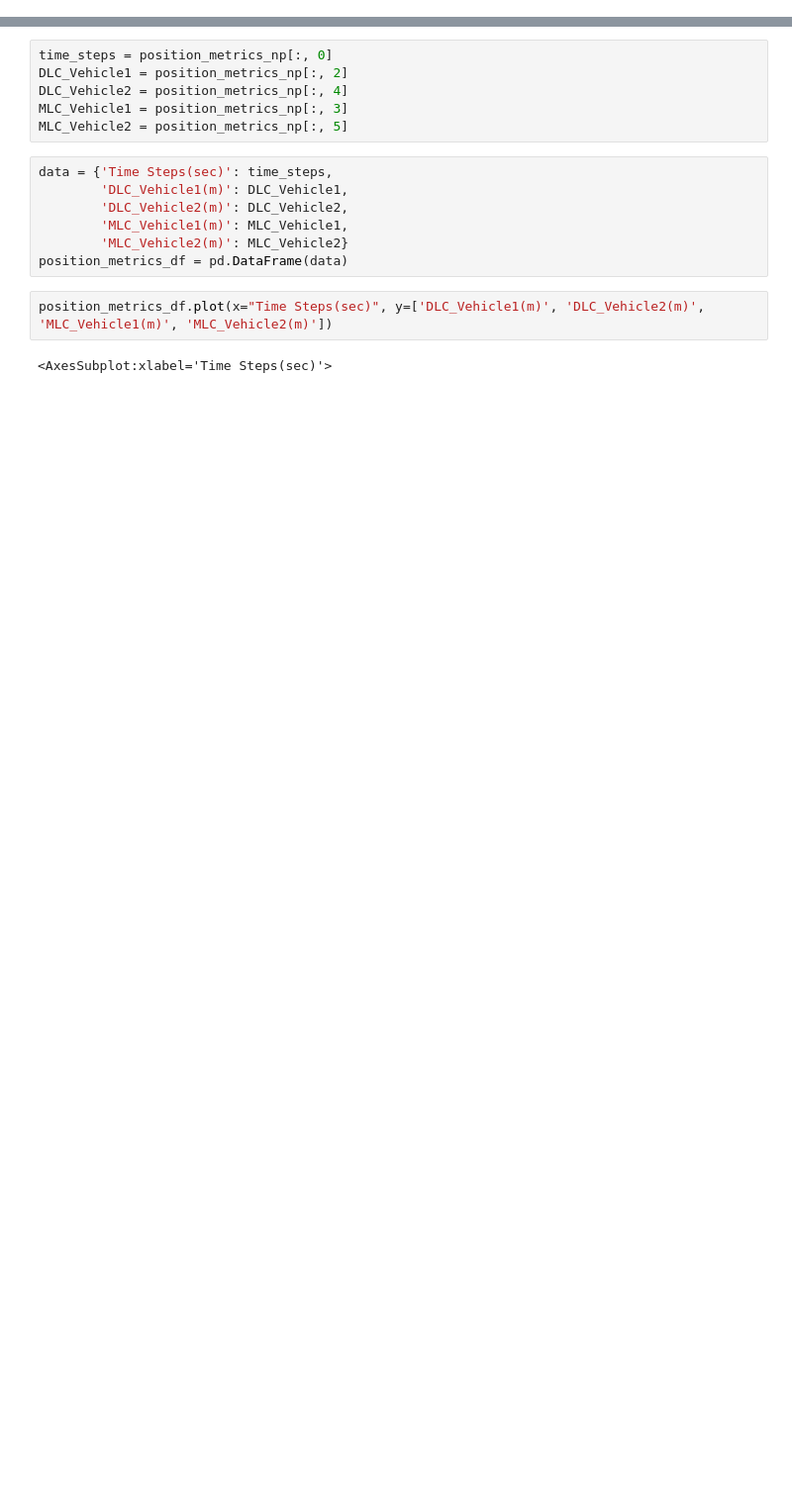
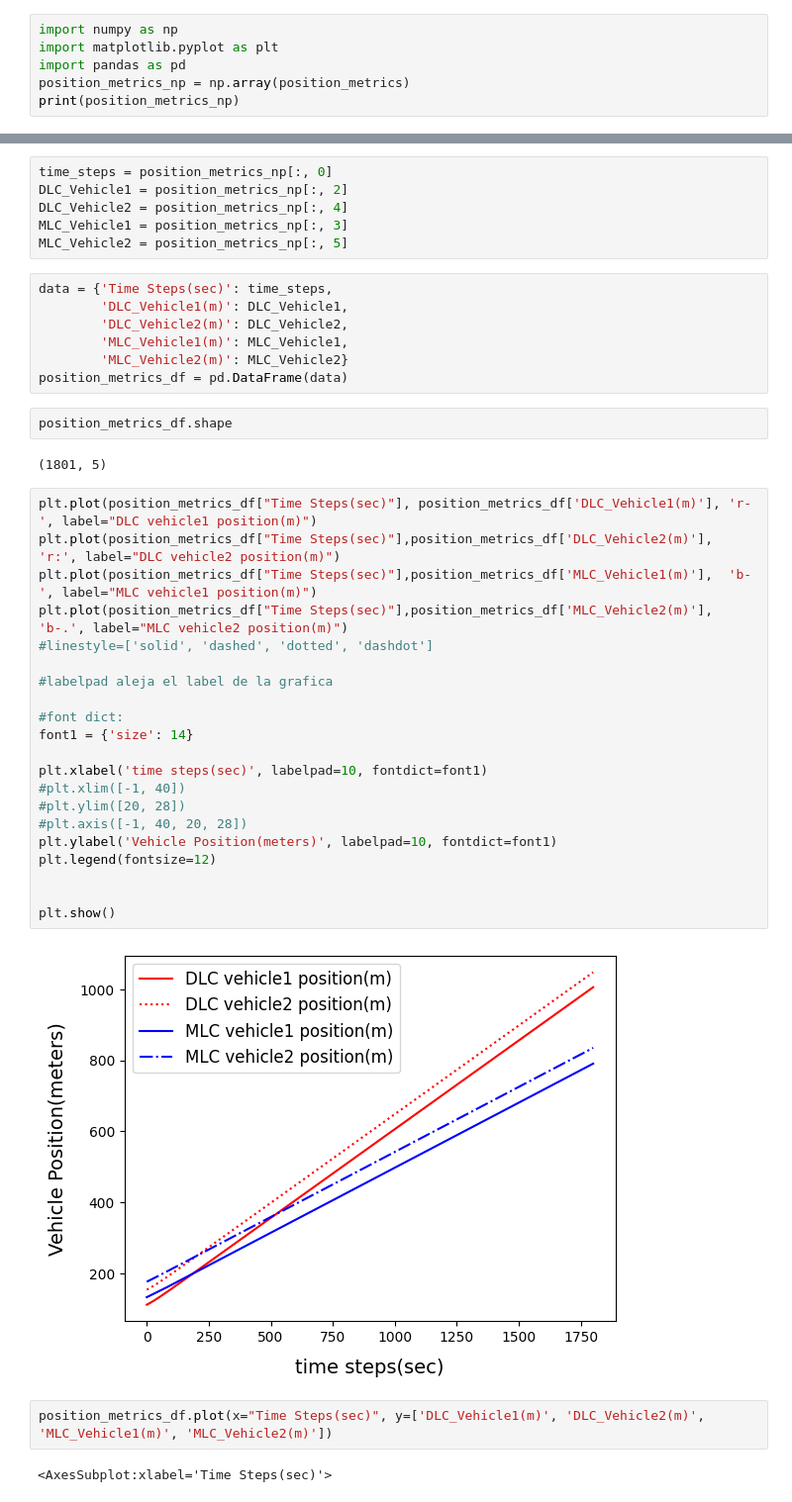
Before and after one commit to RaulEP/MscThesis-MAHighwayEnv, a Jupyter notebook: test.ipynb, the cells around one changed output, grey strips where cells are left out. Shown: that part at 99% size. Drawn from its saved outputs; the diff is of its cells as text; blank space fills up the shorter version.

```diff
--- a/test.ipynb
+++ b/test.ipynb
@@ -125,0 +128,6 @@ print(position_metrics_np)
+# %%
+import numpy as np
+import matplotlib.pyplot as plt
+import pandas as pd
+position_metrics_np = np.array(position_metrics)
+print(position_metrics_np)
@@ -136,6 +158,33 @@ data = {'Time Steps(sec)': time_steps,
         'MLC_Vehicle1(m)': MLC_Vehicle1,
         'MLC_Vehicle2(m)': MLC_Vehicle2}
 position_metrics_df = pd.DataFrame(data)
+# %%
+position_metrics_df.shape
+# %% [output]
+(1801, 5)
+# %%
+plt.plot(position_metrics_df["Time Steps(sec)"], position_metrics_df['DLC_Vehicle1(m)'], 'r-', label="DLC vehicle1 position(m)")
+plt.plot(position_metrics_df["Time Steps(sec)"],position_metrics_df['DLC_Vehicle2(m)'],  'r:', label="DLC vehicle2 position(m)")
+plt.plot(position_metrics_df["Time Steps(sec)"],position_metrics_df['MLC_Vehicle1(m)'],  'b-', label="MLC vehicle1 position(m)")
+plt.plot(position_metrics_df["Time Steps(sec)"],position_metrics_df['MLC_Vehicle2(m)'],  'b-.', label="MLC vehicle2 position(m)")
+#linestyle=['solid', 'dashed', 'dotted', 'dashdot']
+
+#labelpad aleja el label de la grafica
+
+#font dict:
+font1 = {'size': 14}
+
+plt.xlabel('time steps(sec)', labelpad=10, fontdict=font1)
+#plt.xlim([-1, 40])
+#plt.ylim([20, 28])
+#plt.axis([-1, 40, 20, 28])
+plt.ylabel('Vehicle Position(meters)', labelpad=10, fontdict=font1)
+plt.legend(fontsize=12)
+
+
+plt.show()
+# %% [output]
+[figure, added]
 # %%
 position_metrics_df.plot(x="Time Steps(sec)", y=['DLC_Vehicle1(m)', 'DLC_Vehicle2(m)', 'MLC_Vehicle1(m)', 'MLC_Vehicle2(m)'])
 # %% [output]
```
Also changed, not shown: parts of 11 cells of this notebook.
